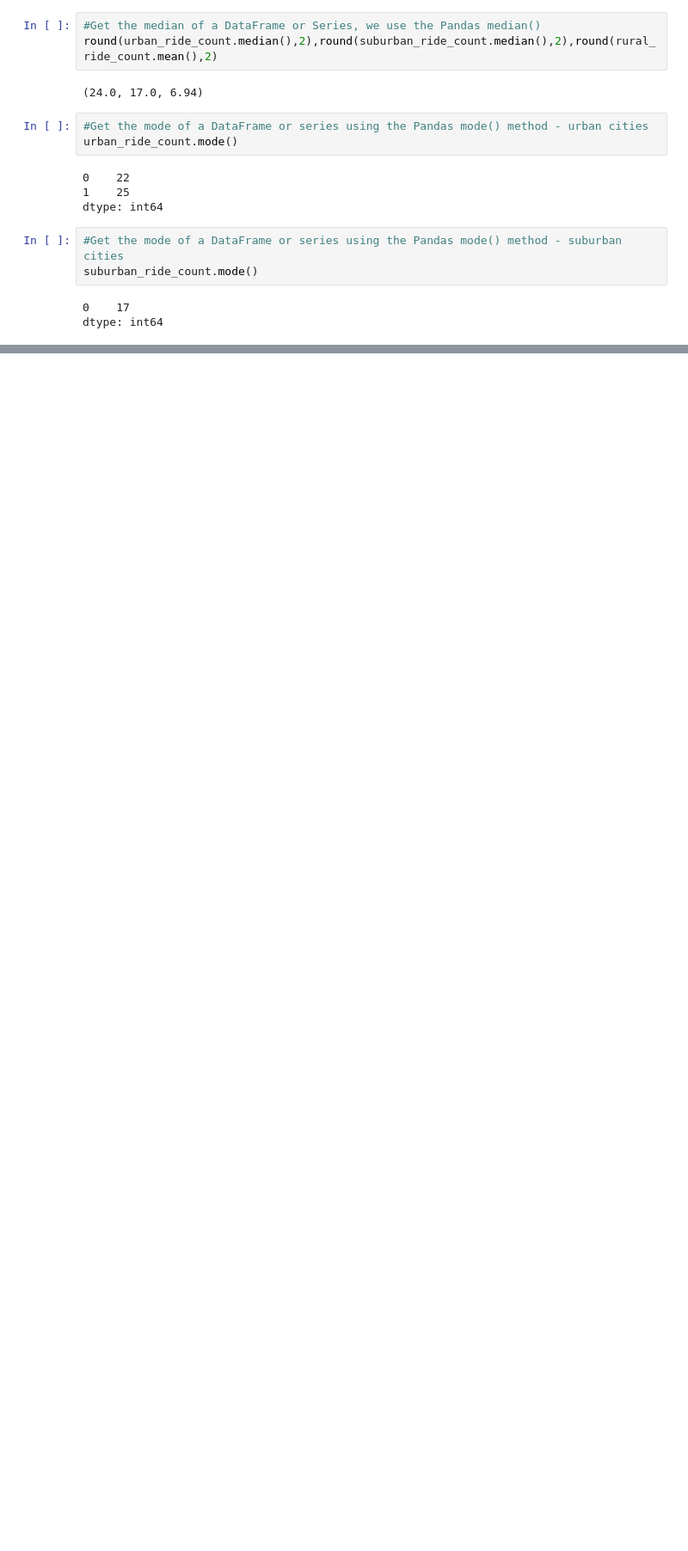
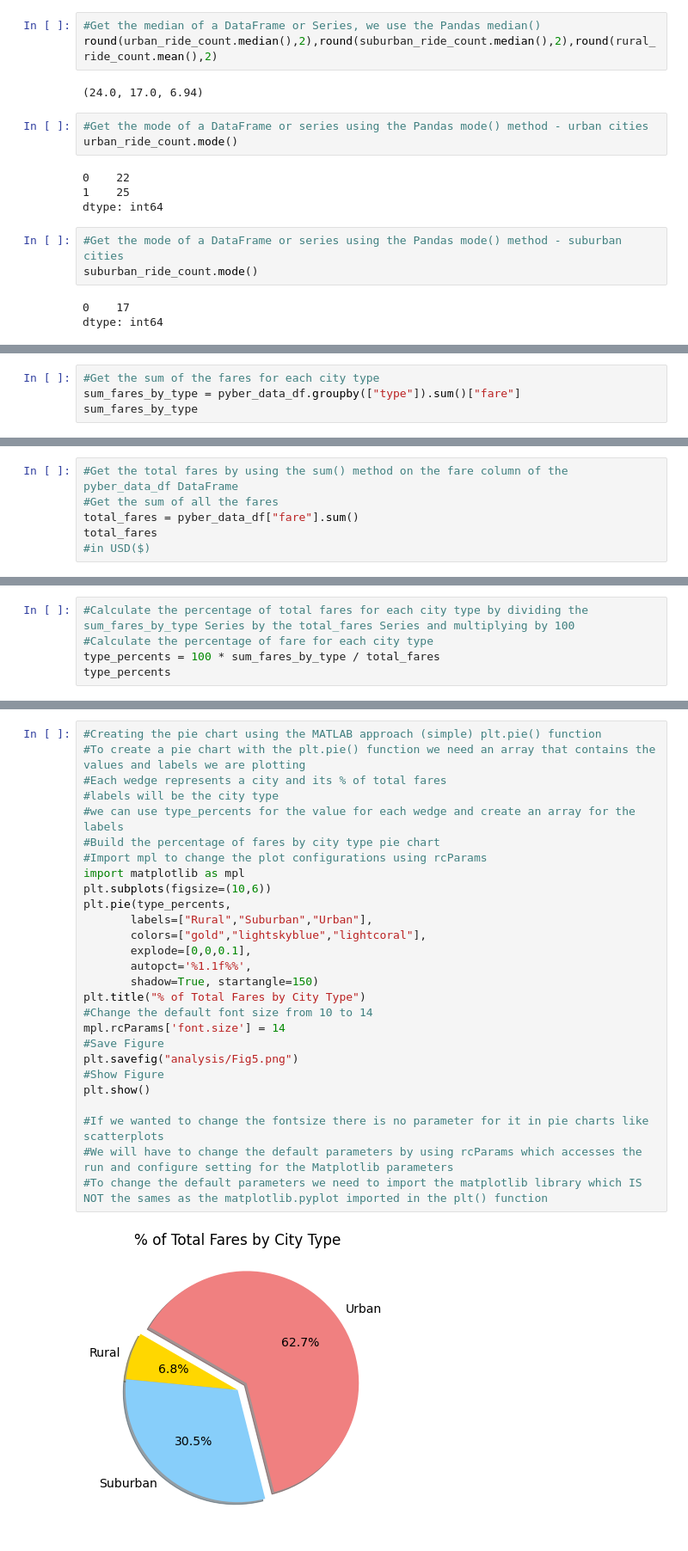
Before and after one commit to GizelleL/PyBer_Analysis, a Jupyter notebook: New_PyBer_Practice.ipynb, the cells around one changed output, grey strips where cells are left out. Shown at 86% size. Drawn from its saved outputs; the diff is of its cells as text; blank space fills up the shorter version.

Commit message:
Newer data as at Sept23

```diff
--- a/New_PyBer_Practice.ipynb
+++ b/New_PyBer_Practice.ipynb
@@ -1099,0 +1113,4 @@ Name: driver_count, dtype: float64
+# %%
+#Get the sum of the fares for each city type
+sum_fares_by_type = pyber_data_df.groupby(["type"]).sum()["fare"]
+sum_fares_by_type
@@ -1099,0 +1123,6 @@ Name: driver_count, dtype: float64
+# %%
+#Get the total fares by using the sum() method on the fare column of the pyber_data_df DataFrame
+#Get the sum of all the fares
+total_fares = pyber_data_df["fare"].sum()
+total_fares
+#in USD($)
@@ -1099,0 +1131,5 @@ Name: driver_count, dtype: float64
+# %%
+#Calculate the percentage of total fares for each city type by dividing the sum_fares_by_type Series by the total_fares Series and multiplying by 100
+#Calculate the percentage of fare for each city type
+type_percents = 100 * sum_fares_by_type / total_fares
+type_percents
@@ -1099,0 +1152,29 @@ Name: driver_count, dtype: float64
+# %%
+#Creating the pie chart using the MATLAB approach (simple) plt.pie() function
+#To create a pie chart with the plt.pie() function we need an array that contains the values and labels we are plotting
+#Each wedge represents a city and its % of total fares
+#labels will be the city type
+#we can use type_percents for the value for each wedge and create an array for the labels
+#Build the percentage of fares by city type pie chart
+#Import mpl to change the plot configurations using rcParams
+import matplotlib as mpl
+plt.subplots(figsize=(10,6))
+plt.pie(type_percents,
+       labels=["Rural","Suburban","Urban"],
+       colors=["gold","lightskyblue","lightcoral"],
+       explode=[0,0,0.1],
+       autopct='%1.1f%%',
+       shadow=True, startangle=150)
+plt.title("% of Total Fares by City Type")
+#Change the default font size from 10 to 14
+mpl.rcParams['font.size'] = 14
+#Save Figure
+plt.savefig("analysis/Fig5.png")
+#Show Figure
+plt.show()
+
+#If we wanted to change the fontsize there is no parameter for it in pie charts like scatterplots
+#We will have to change the default parameters by using rcParams which accesses the run and configure setting for the Matplotlib parameters
+#To change the default parameters we need to import the matplotlib library which IS NOT the sames as the matplotlib.pyplot imported in the plt() function
+# %% [output]
+[figure, added]
```
Also changed, not shown: parts of 64 cells of this notebook, 1 other file.
